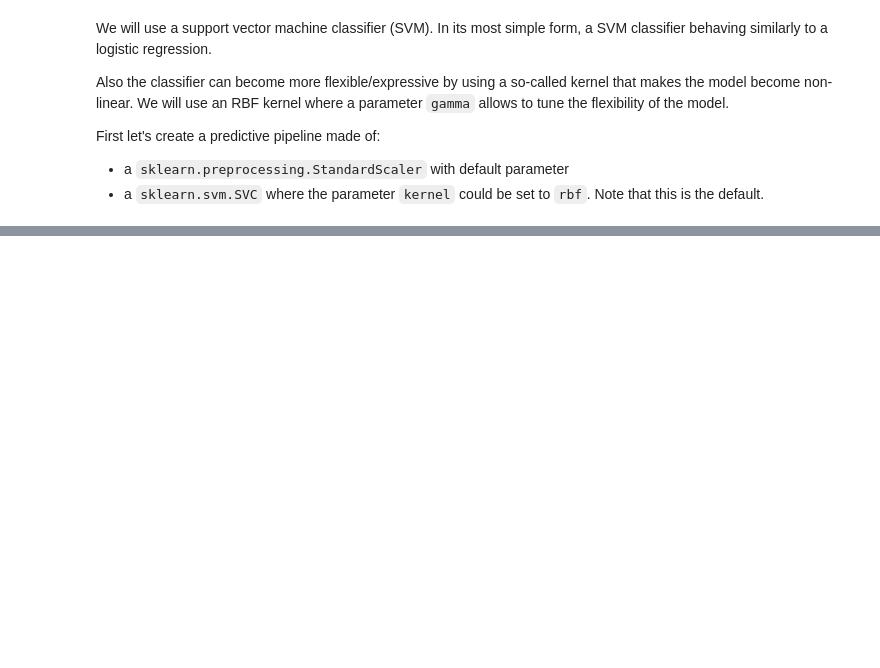
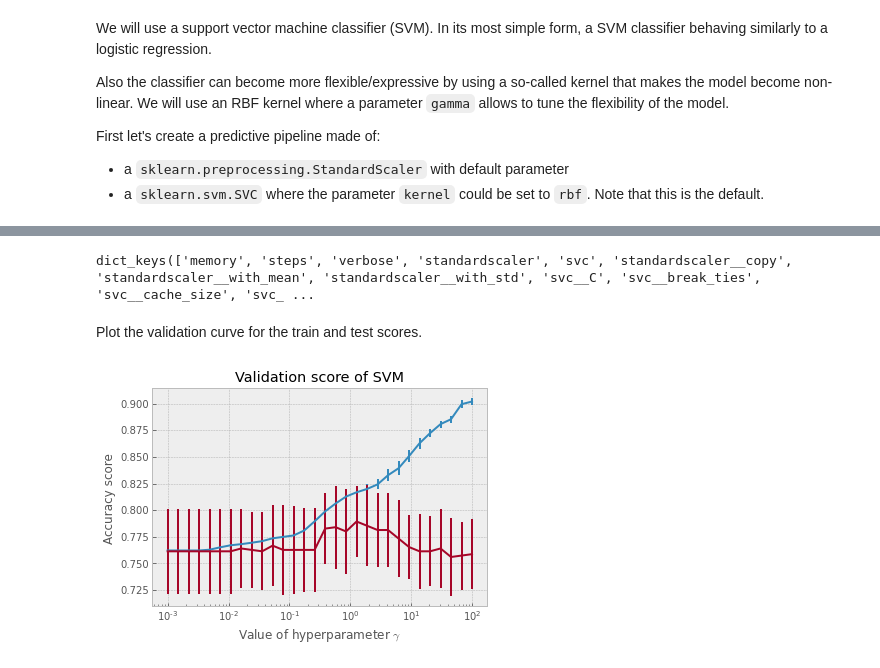
Before and after one commit to skacem/Learning-Machine-Learning, a Jupyter notebook: Scikit-learn/Exercise_201.ipynb, the cells around one changed output, grey strips where cells are left out. Cells and saved outputs as stored; diff of their text form; code cells hidden in the pictures; blank space fills up the shorter version.

Commit message:
add validation and learning curves for SVM

```diff
--- a/Scikit-learn/Exercise_201.ipynb
+++ b/Scikit-learn/Exercise_201.ipynb
@@ -52,0 +56,2 @@ from sklearn.svm import SVC
+# %%
+model = make_pipeline(StandardScaler(), SVC())
@@ -52,0 +73,25 @@ from sklearn.svm import SVC
+# %%
+model.get_params().keys()
+# %% [output]
+dict_keys(['memory', 'steps', 'verbose', 'standardscaler', 'svc', 'standardscaler__copy', 'standardscaler__with_mean', 'standardscaler__with_std', 'svc__C', 'svc__break_ties', 'svc__cache_size', 'svc_ ...
+# %%
+from sklearn.model_selection import validation_curve
+gammas = np.logspace(-3, 2, num=30)
+cv = ShuffleSplit(random_state=0)
+train_scores, test_scores = validation_curve(
+    model, data, target, param_name="svc__gamma", param_range=gammas,
+    cv=cv,  n_jobs=2
+)
+# %% [markdown]
+Plot the validation curve for the train and test scores.
+# %%
+import matplotlib.pyplot as plt
+plt.style.use('bmh')
+plt.errorbar(gammas, train_scores.mean(axis=1), yerr=train_scores.std(axis=1), label="Training score")
+plt.errorbar(gammas, test_scores.mean(axis=1), yerr=test_scores.std(axis=1), label="Test score")
+plt.xscale("log")
+plt.xlabel(r"Value of hyperparameter $\gamma$")
+plt.ylabel("Accuracy score ")
+plt.title("Validation score of SVM");
+# %% [output]
+[figure, added]
```
Also changed, not shown: parts of 10 cells of this notebook.
